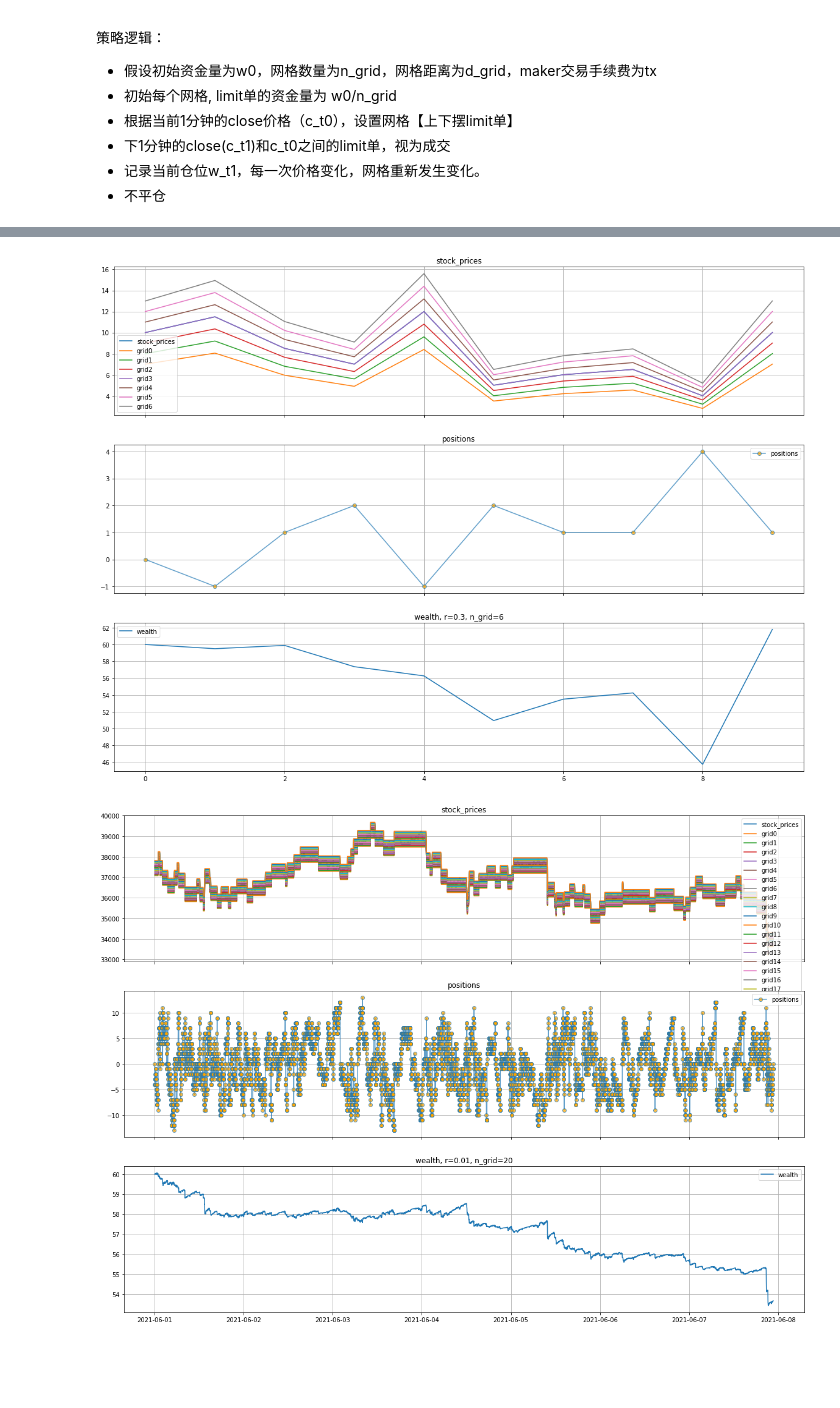
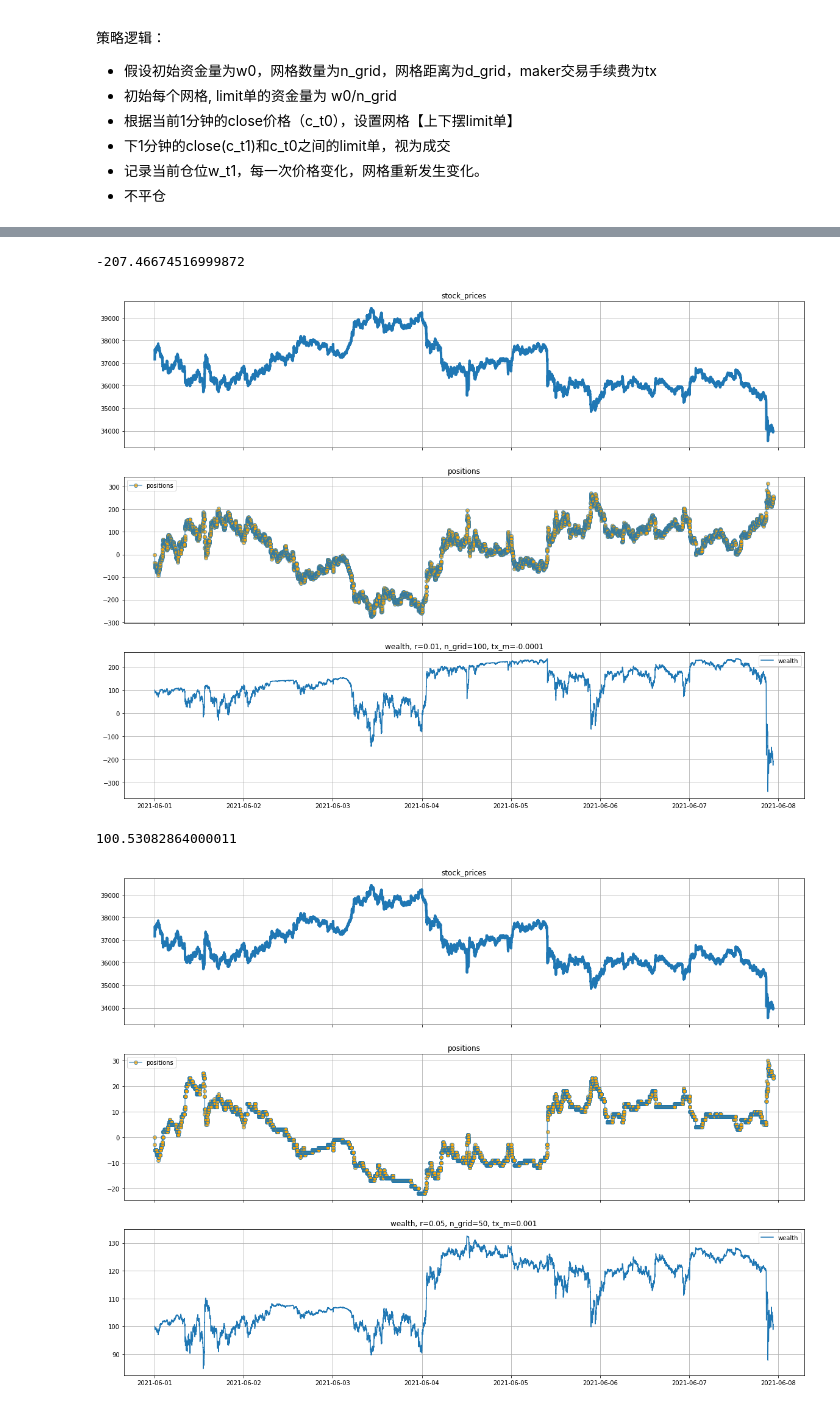
Before and after one commit to June911/GridTradingBacktest, a Jupyter notebook: grid_trading_infin.ipynb, the cells around one changed output, grey strips where cells are left out. Cells and saved outputs as stored; diff of their text form; code cells hidden in the pictures; blank space fills up the shorter version.

```diff
--- a/grid_trading_infin.ipynb
+++ b/grid_trading_infin.ipynb
@@ -69,56 +75,60 @@ static_grid_bt.plot_results()
 # %%
 # 策略参数
-w0 = 60
-r = 0.3
-n_grid = 6
+w0 = 100
+r = 0.01
+n_grid = 100
 tp = "arth"
-data = pd.Series(np.array([10, 11.5, 8.5, 7, 12, 5, 6, 6.5, 4, 10]))
-# data = pd.Series(np.array([10, 11.5, 8.5, 7, 12, 5, 6]))
-# data = pd.Series(np.array([10, 9.5, 10.5, 10.5, 9.5]))
 
 # test
-static_grid_bt = StaticGridBT(
+static_grid_bt = InfGridBT(
     w0,
     r,
     n_grid,
     tp,
-    data,
+    df_data.close,
     is_trading_even=False,
-    is_reverse_trading=False,
-    is_infinite_grid=True,
-    tx_m=0,
-    tx_t=0.0002,
+    tx_m=-0.0001,
+    tx_t=-0.0001,
+    grid_quantity=0.001
 )
+# print("static_grid_bt.positions: ", static_grid_bt.positions)
+# static_grid_bt.pa, static_grid_bt.pb, static_grid_bt.last_grid
+# static_grid_bt.run_on_bar()
+
 with io.capture_output() as captured: # this will supress (e.g. capture) stdout and stderr
     static_grid_bt.run_on_bar()
 static_grid_bt.plot_results()
+static_grid_bt.wealth.iloc[-1]
 # %% [output]
+-207.46674516999872
-[figure, old version]
+[figure, new version]
 # %%
 # 策略参数
-w0 = 60
-r = 0.01
-n_grid = 20
+w0 = 100
+r = 0.05
+n_grid = 50
 tp = "arth"
 
 # test
-static_grid_bt = StaticGridBT(
+static_grid_bt = InfGridBT(
     w0,
     r,
     n_grid,
     tp,
-    df_data.close.iloc[1:10000],
+    df_data.close,
     is_trading_even=False,
-    is_reverse_trading=False,
-    is_infinite_grid=False,
-    tx_m=0,
-    tx_t=0.0002,
+    tx_m=0.001,
+    tx_t=0.001,
+    grid_quantity=0.001
 )
 # print("static_grid_bt.positions: ", static_grid_bt.positions)
 # static_grid_bt.pa, static_grid_bt.pb, static_grid_bt.last_grid
+# static_grid_bt.run_on_bar()
 
 with io.capture_output() as captured: # this will supress (e.g. capture) stdout and stderr
     static_grid_bt.run_on_bar()
 static_grid_bt.plot_results()
+static_grid_bt.wealth.iloc[-1]
 # %% [output]
+100.53082864000011
-[figure, old version]
+[figure, new version]
```
Also changed, not shown: parts of 6 cells of this notebook, 17 other files.
